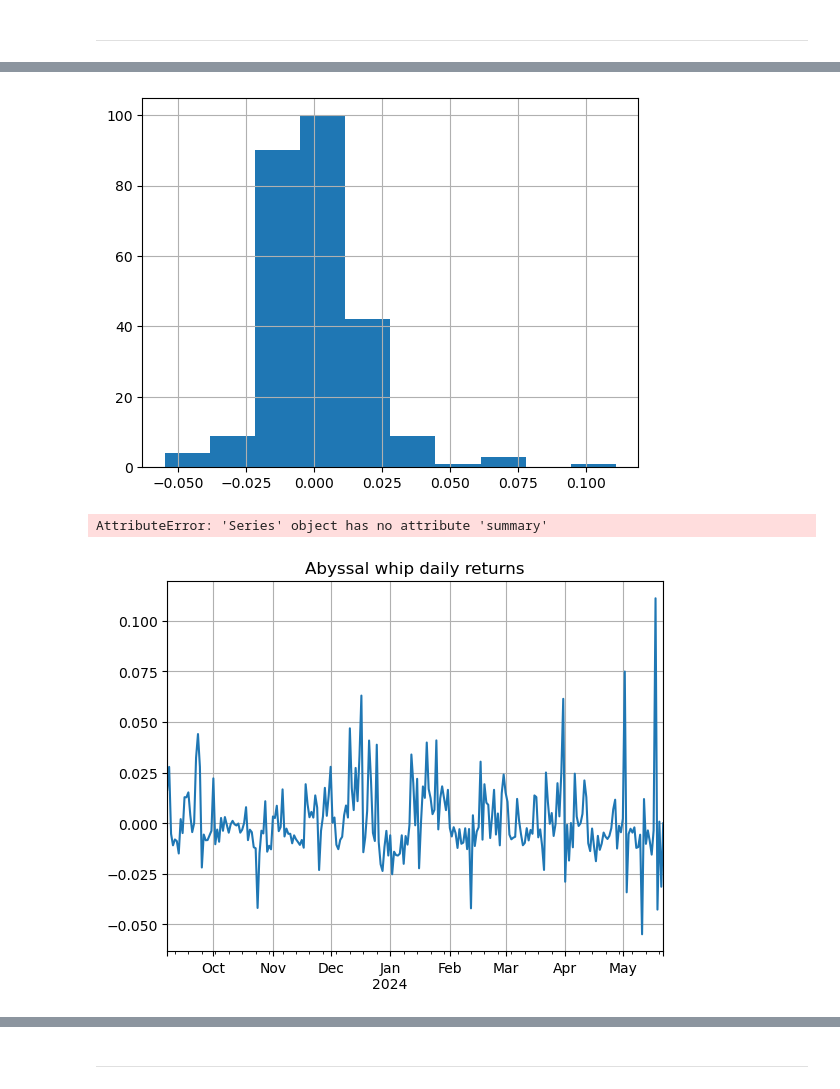
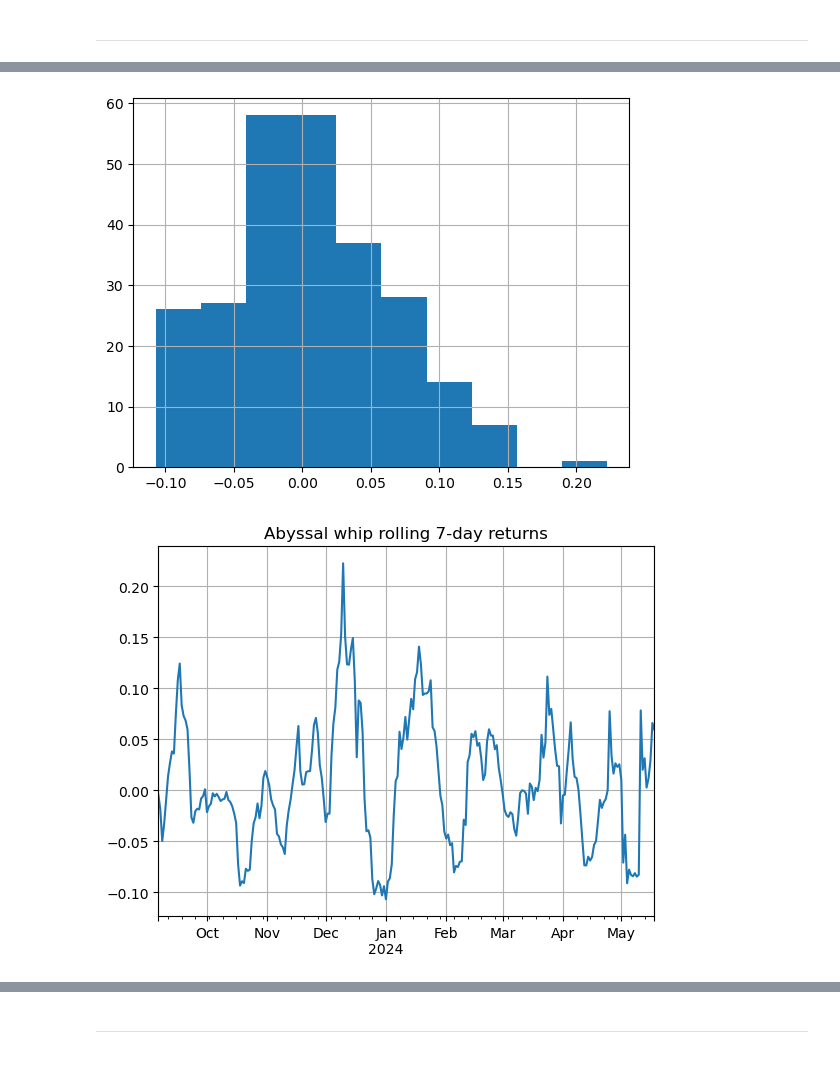
Before and after one commit to codyjcao/osrs-ge, a Jupyter notebook: osrs_whip_experimenting.ipynb, the cells around one changed output, grey strips where cells are left out. Saved outputs shown, nothing was run; the diff lists cells and outputs as text; code cells hidden in the pictures.

```diff
--- a/osrs_whip_experimenting.ipynb
+++ b/osrs_whip_experimenting.ipynb
@@ -33,6 +29,4 @@ NameError: name 'plt' is not defined
 df = read_item_master_file(4151,'24h')
 df.index = pd.DatetimeIndex(df.index.values,freq=df.index.inferred_freq)
 df = compute_VWAP(df)
-df['simpRet'] = (df['VWAP']/df['VWAP'].shift(1)) - 1
-df['logRet'] = np.log(df['VWAP']/df['VWAP'].shift(1))
 df.head()
@@ -38,0 +41,13 @@ df.head()
+# %%
+def compute_n_simple_return(df,n=1,col_name = 'VWAP'):
+    # computes the lookahead return n periods from now
+    if n==1:
+        ret_col_name = col_name + '_ret_la'
+    else:
+        ret_col_name = col_name + '_ret_la_'+str(n)
+
+    df[ret_col_name] = (df[col_name].shift(-n)/df[col_name]) - 1
+    return df
+# %%
+df = compute_n_simple_return(df,n=7)
+df.head(10)
@@ -40,7 +67,9 @@ df.head()
 # create train test split
 df = df.dropna()
 train_idx = int(.7*df.index.shape[0])
-train_dt = df.index[train_idx]
+#train_dt = df.index[train_idx]
+train_dt = '2024-05-19'
+
 df_tr = df[df.index < train_dt]
 df_te = df[df.index >= train_dt]
 # %%
@@ -50,19 +88,15 @@ from statsmodels.tsa.stattools import adfuller
 # %%
-df_tr['simpRet'].hist()
+df_tr['VWAP_ret_la_7'].hist()
 plt.show()
 # %% [output]
-[figure, old version]
+[figure, new version]
-# %%
-df_tr['simpRet'].summary()
-# %% [output]
-AttributeError: 'Series' object has no attribute 'summary'
 # %%
-df_tr['simpRet'].plot()
-plt.title('Abyssal whip daily returns')
+df_tr['VWAP_ret_la_7'].plot()
+plt.title('Abyssal whip rolling 7-day returns')
 plt.grid()
 plt.show()
 # %% [output]
-[figure, old version]
+[figure, new version]
 # %%
 df_tr.head()
 # %% [output]
```
Also changed, not shown: parts of 45 cells of this notebook, 1 other file.
